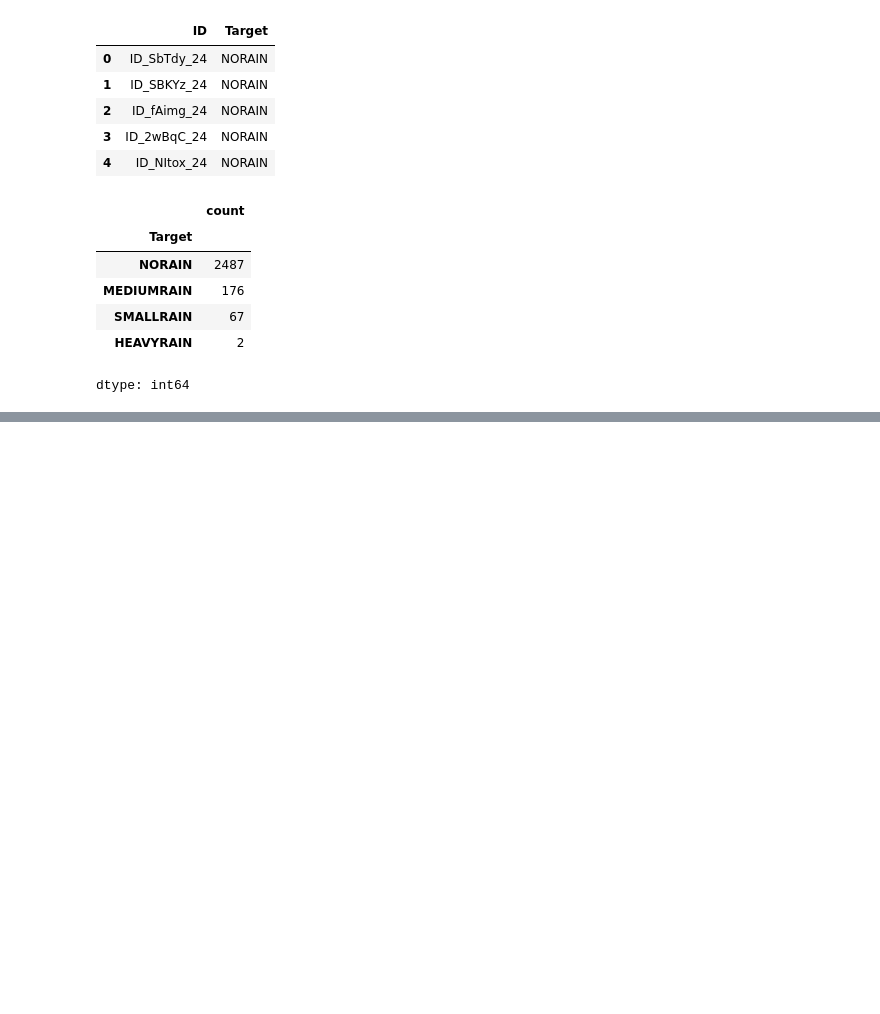
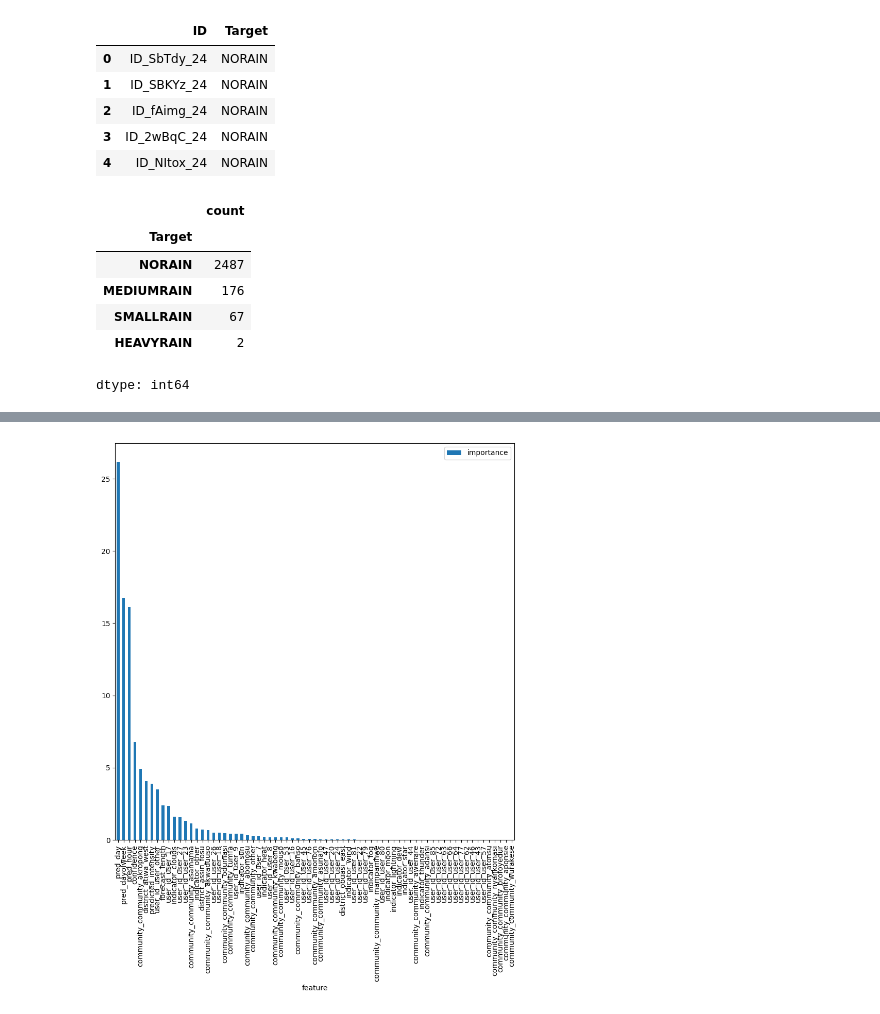
Before and after one commit to segnig/-segnig-International-Women-s-Day-Zindi-Challenge-, a Jupyter notebook: cleaned_data_Notebook.ipynb, the cells around one changed output, grey strips where cells are left out. Cells and saved outputs as stored; diff of their text form; code cells hidden in the pictures; blank space fills up the shorter version.

```diff
--- a/cleaned_data_Notebook.ipynb
+++ b/cleaned_data_Notebook.ipynb
@@ -666,7 +666,7 @@ for depth in range(1, 13):
 from lightgbm import LGBMClassifier
 
 lgb_model = LGBMClassifier(random_state=42, verbose=-1)
-lgb_model.fit(X_train, y_train)
+lgb_model.fit(X, y)
 
 y_pred = lgb_model.predict(X_test)
 
@@ -704,0 +715,11 @@ dtype: int64
+# %%
+feature_inportance = pd.DataFrame({"feature": X.columns, "importance": cat_model.feature_importances_})
+feature_inportance.sort_values(by="importance", ascending=False)
+
+
+#plot
+
+feature_inportance.sort_values(by="importance", ascending=False).plot(kind="bar", x="feature", y="importance", figsize=(10, 10))
+plt.show()
+# %% [output]
+[figure, added]
```
Also changed, not shown: parts of 4 cells of this notebook.
